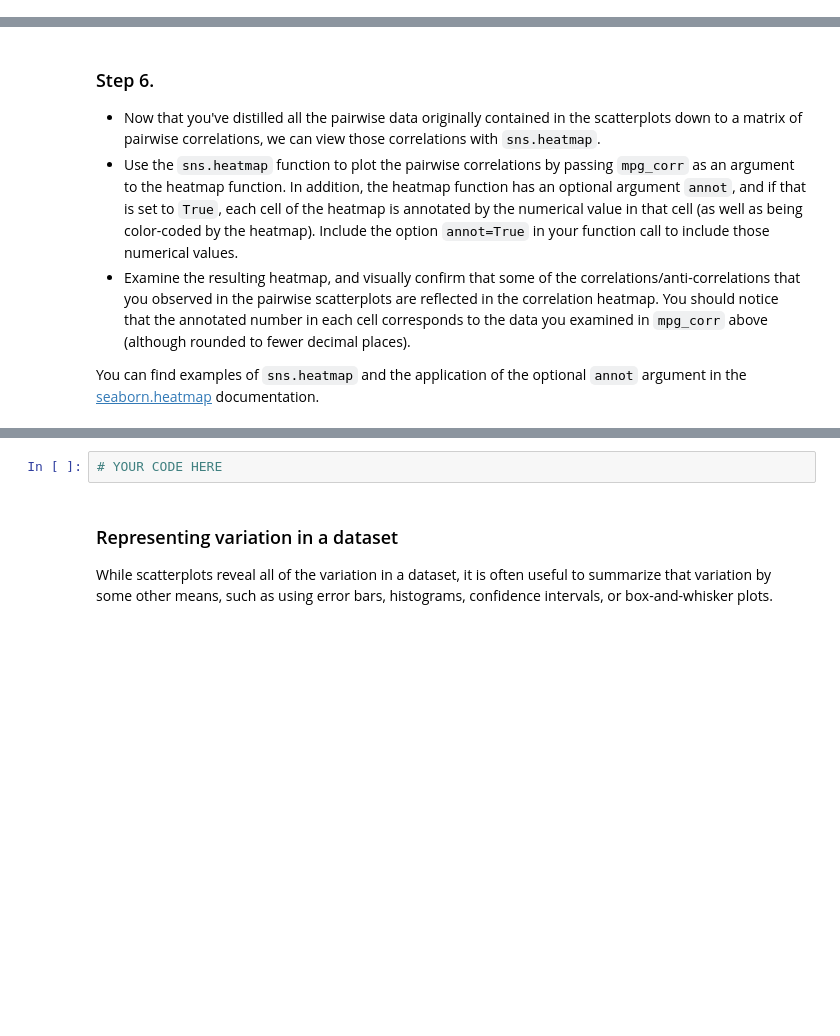
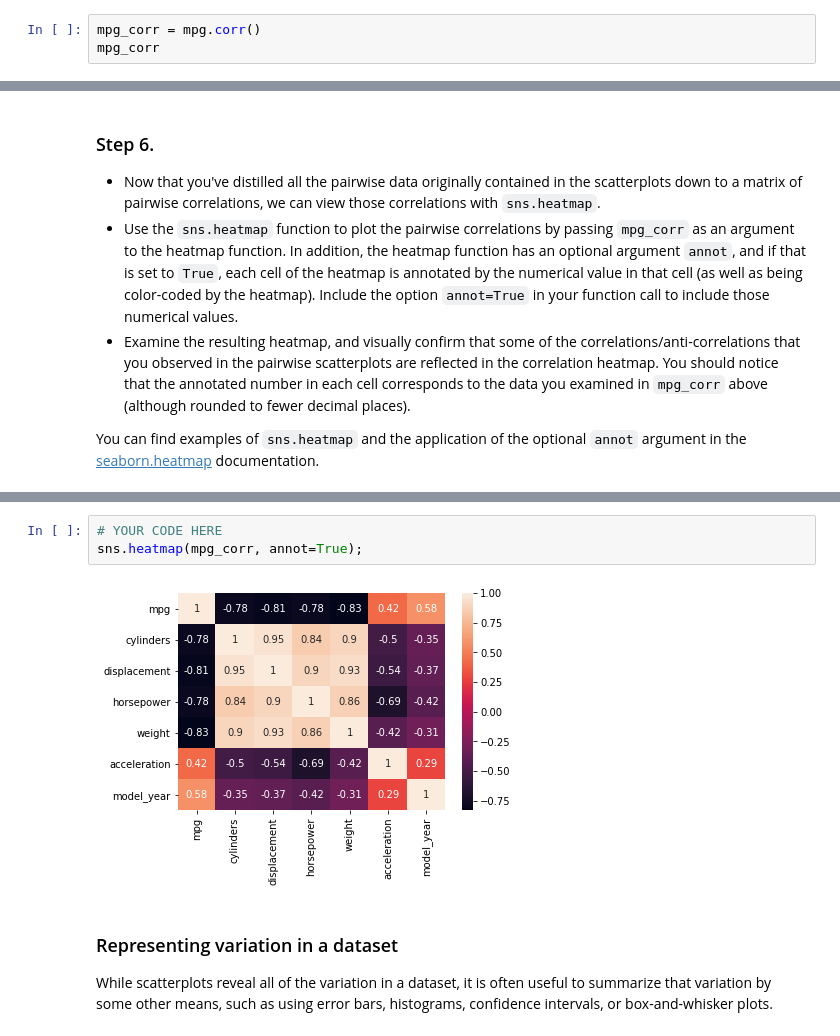
Before and after one commit to StarPerfect/Cornell, a Jupyter notebook: Seaborn.ipynb, the cells around one changed output, grey strips where cells are left out. Cells and saved outputs as stored; diff of their text form; blank space fills up the shorter version.

````diff
--- a/Seaborn.ipynb
+++ b/Seaborn.ipynb
@@ -102,3 +129,6 @@ We noted that there were a variety of different pairwise correlations apparent i
 * Use the ```corr()``` method to compute pairwise correlations of the mpg columns, and assign that to a variable named ```mpg_corr```.
 * Examine the new dataframe ```mpg_corr``` by entering and executing the expression ```mpg_corr```.  (Alternatively, you could enter ```print(mpg_corr)```, but as we've seen previously, dataframes are rendered more nicely in Jupyter notebooks when we examine them directly rather than running them through the ```print``` function.)
 * You should notice that the index and columns of ```mpg_corr``` are the same, since they reflect all pairwise combinations of columns in the original ```mpg``` dataset, resulting in a 2D matrix of correlations.  All the correlations on the diagonal are equal to 1, since each column is perfectly correlated with itself, and the correlation matrix is symmetric about the diagonal since correlation between two datasets is independent of the order in which we consider them.
+# %%
+mpg_corr = mpg.corr()
+mpg_corr
@@ -117,6 +156,9 @@ This cell is worth 30% of the grade for this assignment. <i>Note: a self-check w
 Your plot should look like this: <br><img src="seabornstep6.png" width=400 height=400  align="left"/>
 # %%
 # YOUR CODE HERE
+sns.heatmap(mpg_corr, annot=True);
+# %% [output]
+[figure, added]
 # %% [markdown]
 ### Representing variation in a dataset
 
````
Also changed, not shown: parts of 4 cells of this notebook.
